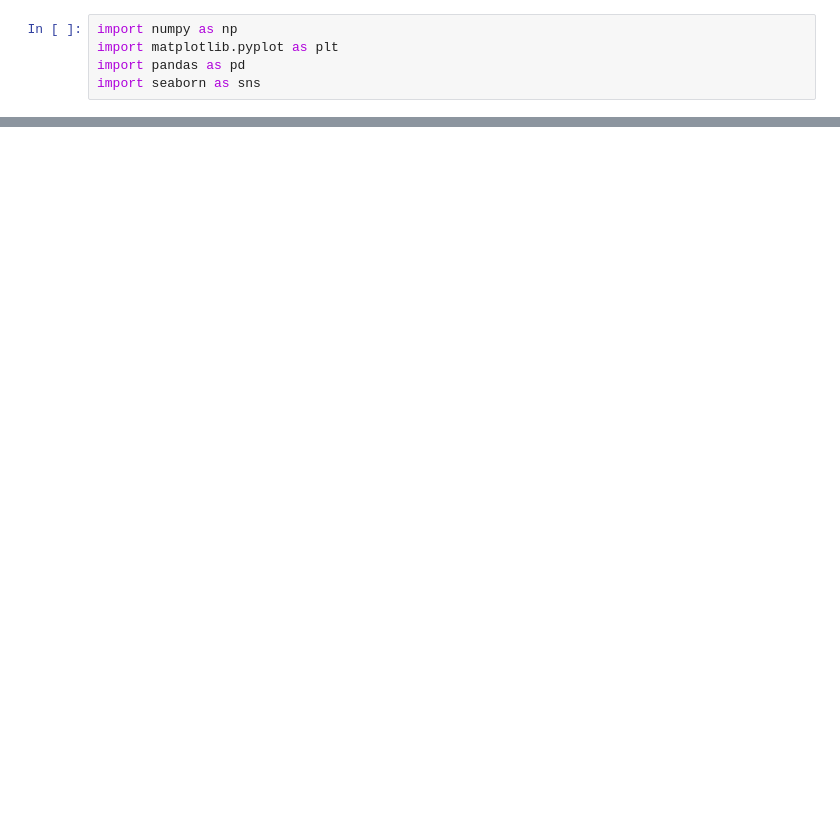
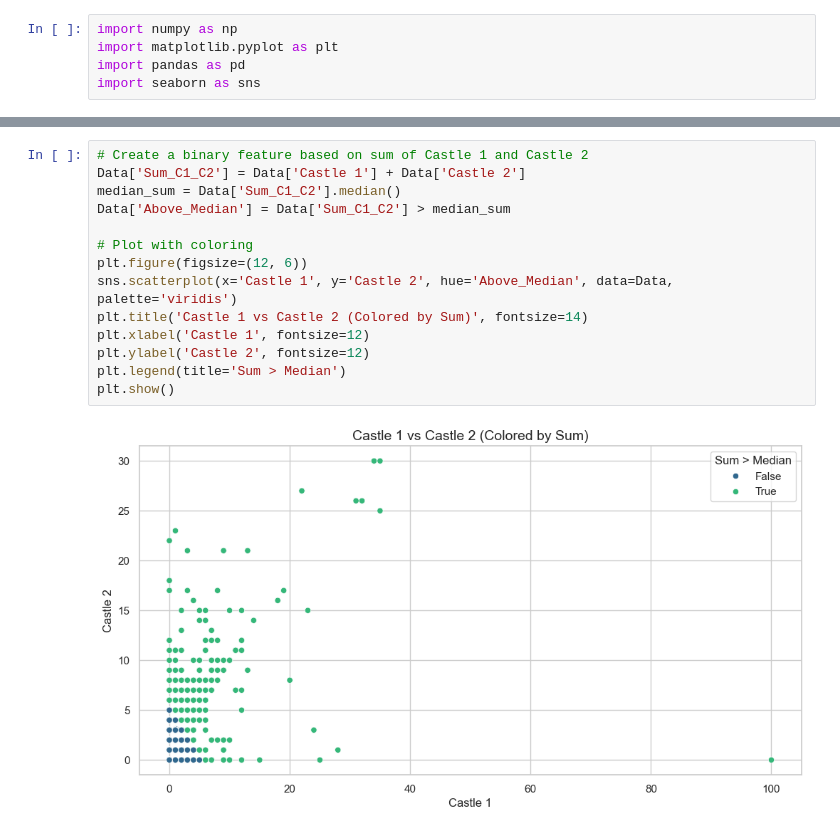
Before and after one commit to ArmanRuzbahani/Data-mining, a Jupyter notebook: Document.ipynb, the cells around one changed output, grey strips where cells are left out. Drawn from its saved outputs; the diff is of its cells as text; blank space fills up the shorter version.

```diff
--- a/Document.ipynb
+++ b/Document.ipynb
@@ -22,0 +89,16 @@ Data
+# %%
+# Create a binary feature based on sum of Castle 1 and Castle 2
+Data['Sum_C1_C2'] = Data['Castle 1'] + Data['Castle 2']
+median_sum = Data['Sum_C1_C2'].median()
+Data['Above_Median'] = Data['Sum_C1_C2'] > median_sum
+
+# Plot with coloring
+plt.figure(figsize=(12, 6))
+sns.scatterplot(x='Castle 1', y='Castle 2', hue='Above_Median', data=Data, palette='viridis')
+plt.title('Castle 1 vs Castle 2 (Colored by Sum)', fontsize=14)
+plt.xlabel('Castle 1', fontsize=12)
+plt.ylabel('Castle 2', fontsize=12)
+plt.legend(title='Sum > Median')
+plt.show()
+# %% [output]
+[figure, added]
```
Also changed, not shown: parts of 7 cells of this notebook.
